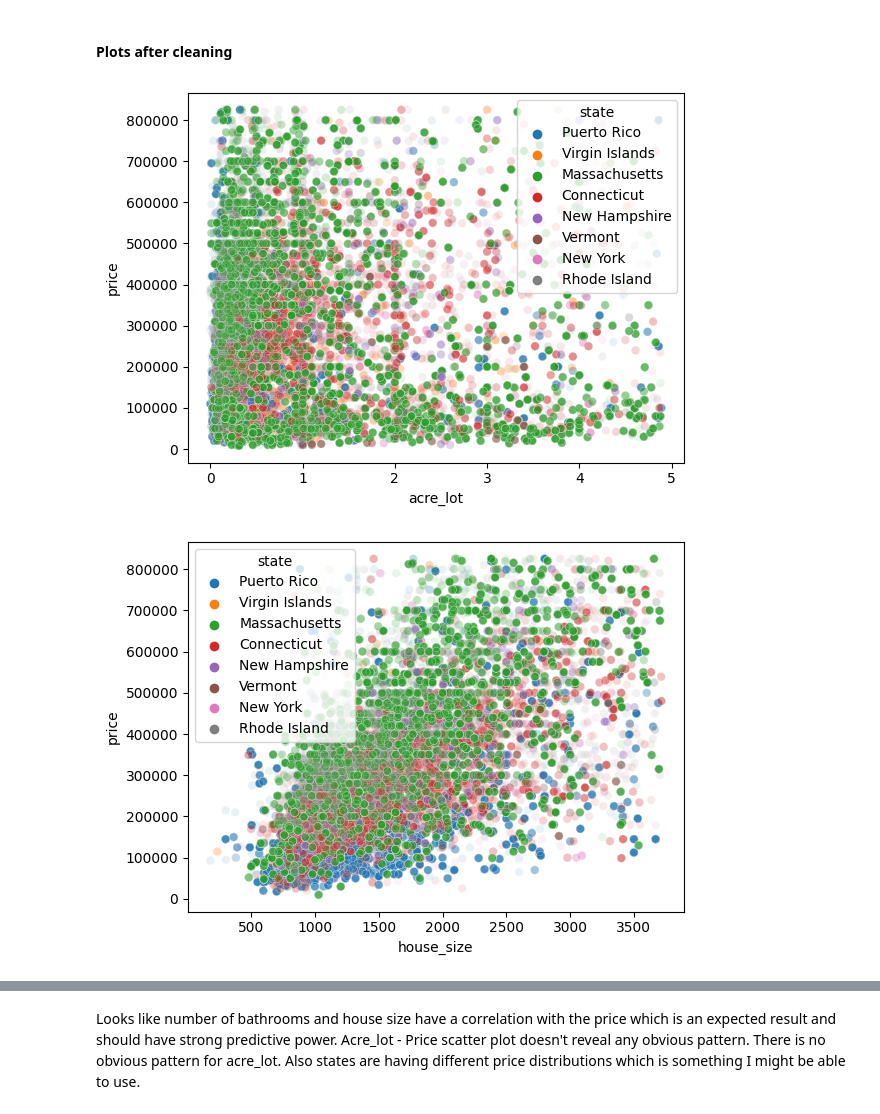
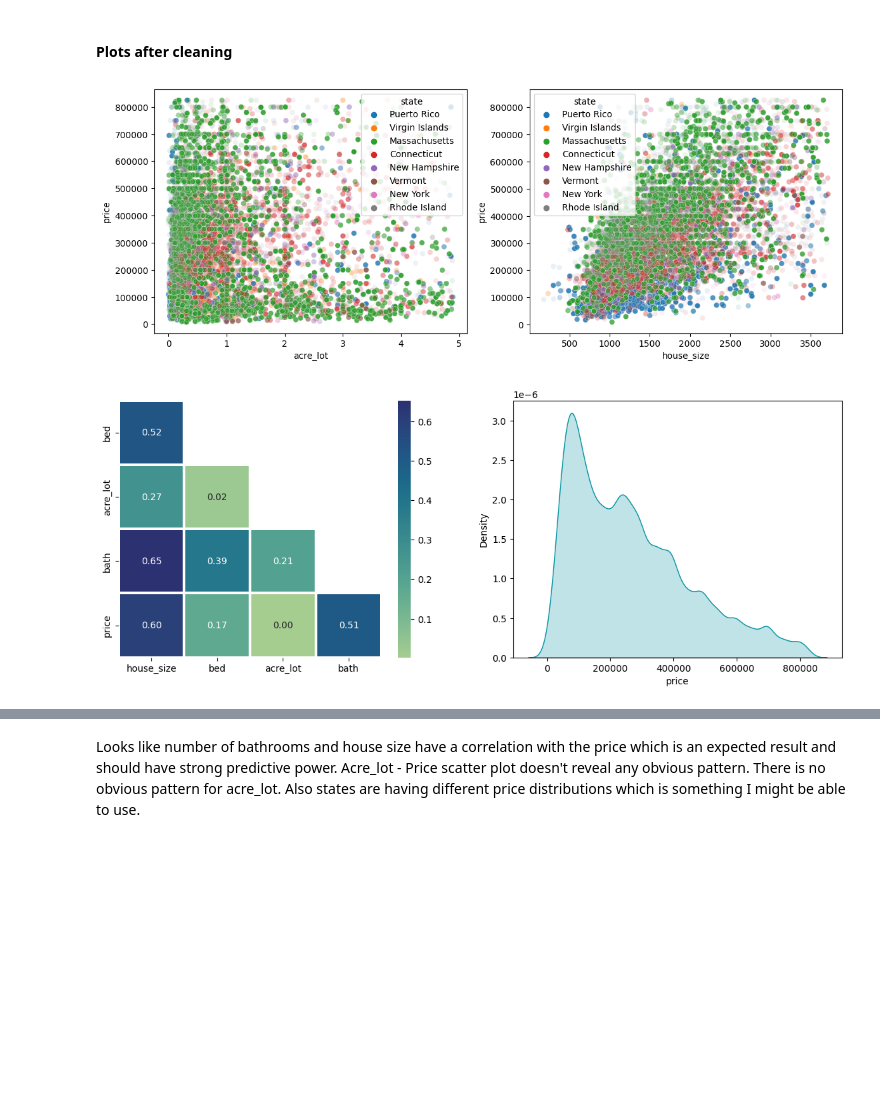
Before and after one commit to antonisgiann/ml_with_scikit-learn, a Jupyter notebook: Regression/usa-real-estate-dataset/notebook.ipynb, the cells around one changed output, grey strips where cells are left out. Saved outputs shown, nothing was run; the diff lists cells and outputs as text; code cells hidden in the pictures; blank space fills up the shorter version.

```diff
--- a/Regression/usa-real-estate-dataset/notebook.ipynb
+++ b/Regression/usa-real-estate-dataset/notebook.ipynb
@@ -179,25 +187,36 @@ Found 3358 outliers
 # %% [markdown]
 #### Plots after cleaning
 # %%
-sns.scatterplot(df, x="acre_lot", y="price", hue="state", alpha=0.1)
+# Scatter plots
+plt.figure(figsize=(14,5))
+ax1 = plt.subplot(1,2,1)
+sns.scatterplot(df, x="acre_lot", y="price", hue="state", alpha=0.1, ax=ax1)
+ax2 = plt.subplot(1,2,2)
+sns.scatterplot(df, x="house_size", y="price", hue="state", alpha=0.1, ax=ax2)
 plt.show()
-sns.scatterplot(df, x="house_size", y="price", hue="state", alpha=0.1)
-plt.show()
+
+# Heat map with price distribution
+plt.figure(figsize=(14,5))
 corr_mat = df[["house_size", "bed", "acre_lot", "bath", "price"]].corr()
 mask = np.triu(np.ones_like(corr_mat)).astype(bool)
 mask = mask[1:, :-1]
 corr_mat = corr_mat.iloc[1:,:-1]
-sns.heatmap(corr_mat, annot=True, linewidth=1.5, fmt=".2f", cmap="crest", mask=mask)
+ax1 = plt.subplot(1,2,1)
+sns.heatmap(corr_mat, annot=True, linewidth=1.5, fmt=".2f", cmap="crest", mask=mask, ax=ax1)
+ax2 = plt.subplot(1,2,2)
+sns.kdeplot(df["price"], fill=True, color="#0092A0", ax=ax2)
 plt.show()
-sns.kdeplot(df["price"], fill=True, color="#0092A0")
+
+# Box plots
+plt.figure(figsize=(17,6))
+ax1 = plt.subplot(1,3,1)
+sns.boxplot(df, x="state", y="price", ax=ax1)
+plt.xticks(rotation=45)
+ax2 = plt.subplot(1,3,2)
+sns.boxplot(df, x="bed", y="price", ax=ax2)
+ax3 = plt.subplot(1,3,3)
+sns.boxplot(df, x="bath", y="price", ax=ax3)
 plt.show()
-sns.boxplot(df, x="state", y="price")
-plt.xticks(rotation=45)
-plt.show()
-sns.boxplot(df, x="bed", y="price")
-plt.show()
-sns.boxplot(df, x="bath", y="price")
-plt.show()
 # %% [output]
-[figure, old version]
+[figure, new version]
-[figure, old version]
+[figure, new version]
```
Also changed, not shown: parts of 24 cells of this notebook.
